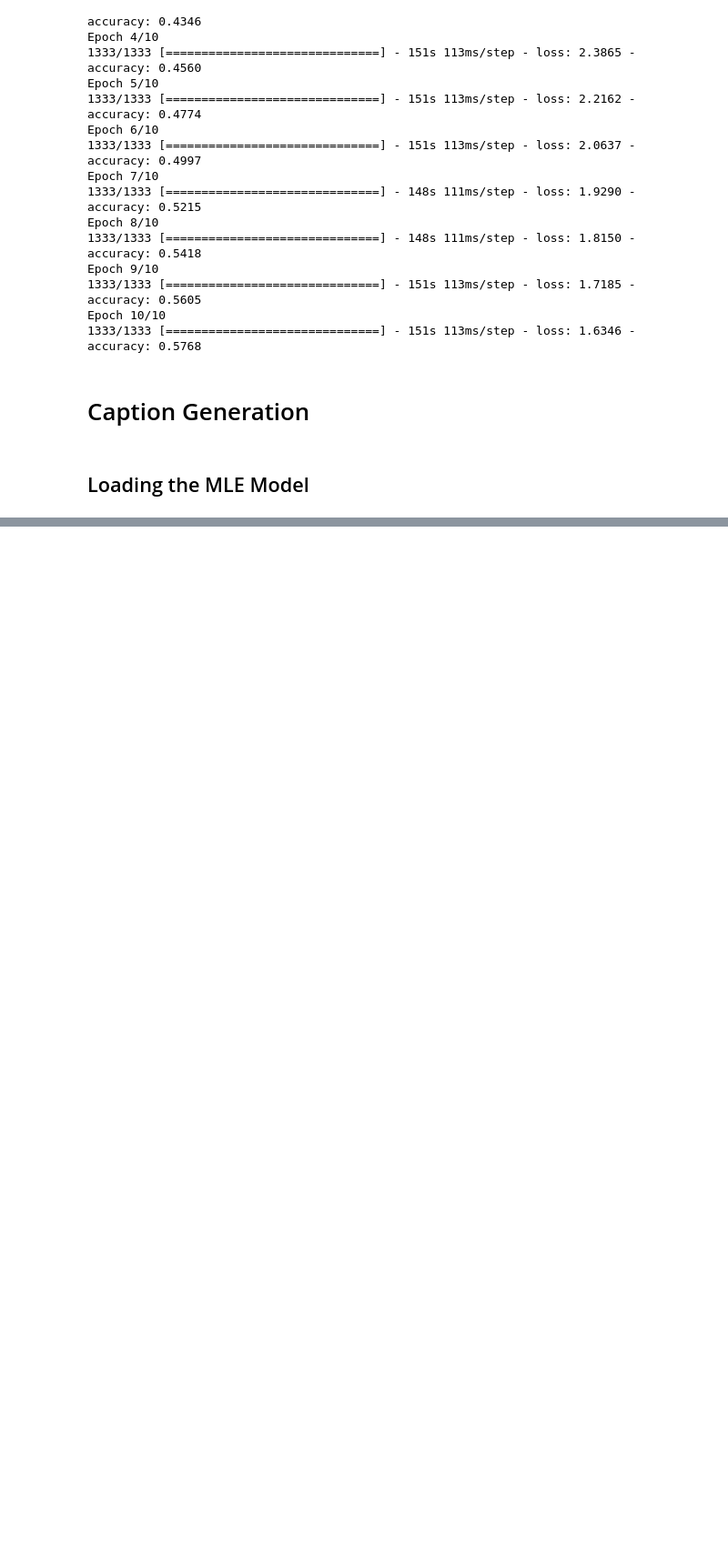
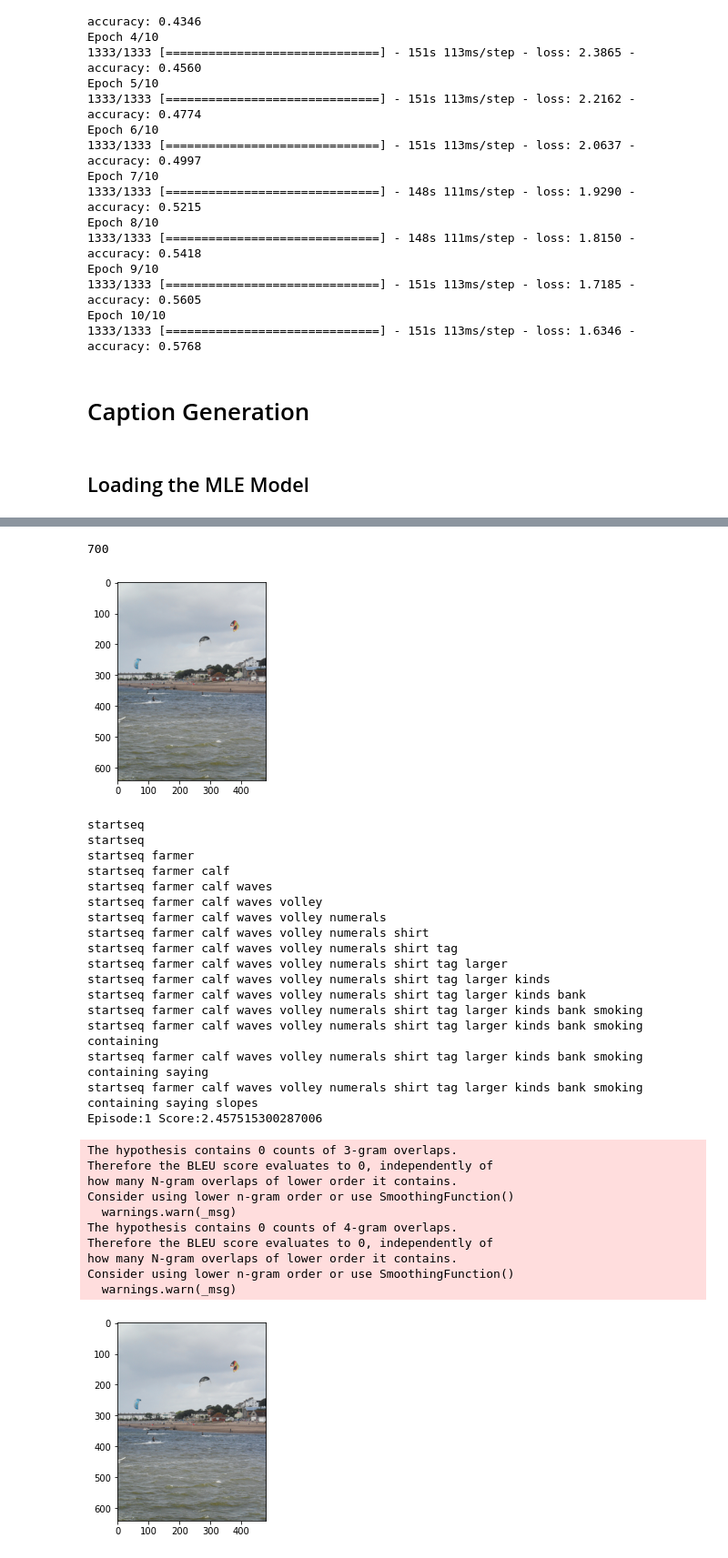
Before and after one commit to AlirezaAbedinii/ImageCaptioning, a Jupyter notebook: Image_Captioning.ipynb, the cells around one changed output, grey strips where cells are left out. Shown at 91% size. Saved outputs shown, nothing was run; the diff lists cells and outputs as text; code cells hidden in the pictures; blank space fills up the shorter version.

```diff
--- a/Image_Captioning.ipynb
+++ b/Image_Captioning.ipynb
@@ -769,0 +873,55 @@ test_caps[336209]
+# %%
+tmp_img_id = list(train_caps.keys())[0]
+tmp_img = features[img_id_to_url(tmp_img_id)]
+
+env = ICEnv(image= tmp_img, img_id= tmp_img_id,
+            max_len=max_length, num_words=num_words,
+            startseq = tokenizer.word_index['startseq'],
+            endseq = tokenizer.word_index['endseq'], tokenizer= tokenizer)
+# %%
+env.action_space.sample()
+# %% [output]
+700
+# %%
+episodes = 5
+for episode in range(1, episodes+1):
+    state = env.reset()
+    done = False
+    score = 0
+    env.render(with_image = True)
+    while not done:
+        env.render()
+        action = env.action_space.sample()
+        n_state, reward, done, info = env.step(action)
+        score+=reward
+    print('Episode:{} Score:{}'.format(episode, score))
+# %% [output]
+[figure, added]
+startseq
+startseq
+startseq farmer
+startseq farmer calf
+startseq farmer calf waves
+startseq farmer calf waves volley
+startseq farmer calf waves volley numerals
+startseq farmer calf waves volley numerals shirt
+startseq farmer calf waves volley numerals shirt tag
+startseq farmer calf waves volley numerals shirt tag larger
+startseq farmer calf waves volley numerals shirt tag larger kinds
+startseq farmer calf waves volley numerals shirt tag larger kinds bank
+startseq farmer calf waves volley numerals shirt tag larger kinds bank smoking
+startseq farmer calf waves volley numerals shirt tag larger kinds bank smoking containing
+startseq farmer calf waves volley numerals shirt tag larger kinds bank smoking containing saying
+startseq farmer calf waves volley numerals shirt tag larger kinds bank smoking containing saying slopes
+Episode:1 Score:2.457515300287006
+The hypothesis contains 0 counts of 3-gram overlaps.
+Therefore the BLEU score evaluates to 0, independently of
+how many N-gram overlaps of lower order it contains.
+Consider using lower n-gram order or use SmoothingFunction()
+  warnings.warn(_msg)
+The hypothesis contains 0 counts of 4-gram overlaps.
+Therefore the BLEU score evaluates to 0, independently of
+how many N-gram overlaps of lower order it contains.
+Consider using lower n-gram order or use SmoothingFunction()
+  warnings.warn(_msg)
+[figure, added]
```
Also changed, not shown: parts of 23 cells of this notebook.
